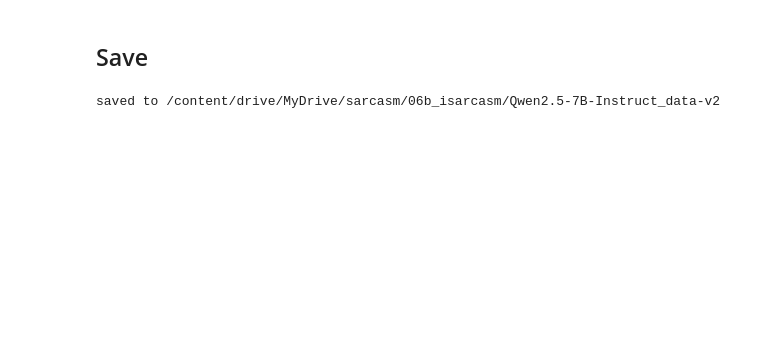
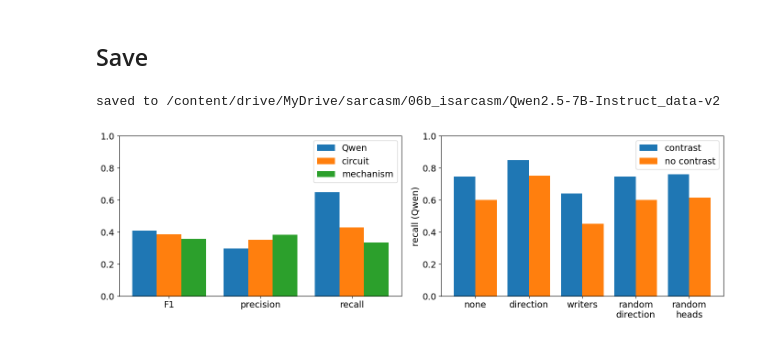
Before and after one commit to vasilis-pantzos/sarcasm-proposal, a Jupyter notebook: notebooks/06b_isarcasm.ipynb, the cells around one changed output. Cells and saved outputs as stored; diff of their text form; code cells hidden in the pictures; blank space fills up the shorter version.

```diff
--- a/notebooks/06b_isarcasm.ipynb
+++ b/notebooks/06b_isarcasm.ipynb
@@ -447,3 +447,23 @@ json.dump(THR, open(os.path.join(d, "thresholds.json"), "w"))
 print("saved to", d)
 # %% [output]
 saved to /content/drive/MyDrive/sarcasm/06b_isarcasm/Qwen2.5-7B-Instruct_data-v2
+# %%
+import os, numpy as np, pandas as pd, matplotlib.pyplot as plt
+d = "/content/drive/MyDrive/sarcasm/06b_isarcasm/Qwen2.5-7B-Instruct_data-v2"
+MAIN = pd.read_csv(os.path.join(d, "main.csv"), index_col=0)
+CAUS = pd.read_csv(os.path.join(d, "causal.csv"), index_col=0)
+plt.rcParams.update({"font.size": 14})
+fig, axes = plt.subplots(1, 2, figsize=(14, 4.5))
+x = np.arange(3)
+for j, s in enumerate(["Qwen", "circuit", "mechanism"]):
+    axes[0].bar(x + (j - 1) * 0.27, MAIN.loc[s, ["F1", "precision", "recall"]], 0.27, label=s)
+axes[0].set_xticks(x); axes[0].set_xticklabels(["F1", "precision", "recall"]); axes[0].set_ylim(0, 1); axes[0].legend()
+keys = ["none", "direction (L19-21)", "writers (m18 + 5 heads)", "random direction #0", "random 5 heads #0"]
+x = np.arange(len(keys))
+axes[1].bar(x - 0.2, CAUS.loc[keys, "recall: contrast found"], 0.4, label="contrast")
+axes[1].bar(x + 0.2, CAUS.loc[keys, "recall: no contrast"], 0.4, label="no contrast")
+axes[1].set_xticks(x); axes[1].set_xticklabels(["none", "direction", "writers", "random\ndirection", "random\nheads"])
+axes[1].set_ylabel("recall (Qwen)"); axes[1].set_ylim(0, 1); axes[1].legend()
+plt.tight_layout(); plt.savefig(os.path.join(d, "fig_isarcasm.png"), dpi=200, bbox_inches="tight"); plt.show()
+# %% [output]
+[figure, added]
```
